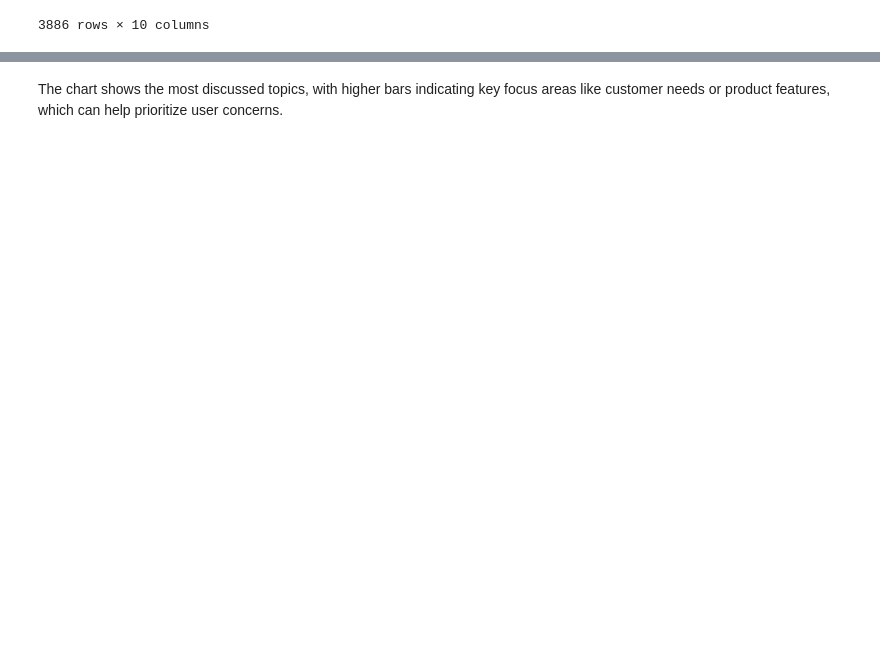
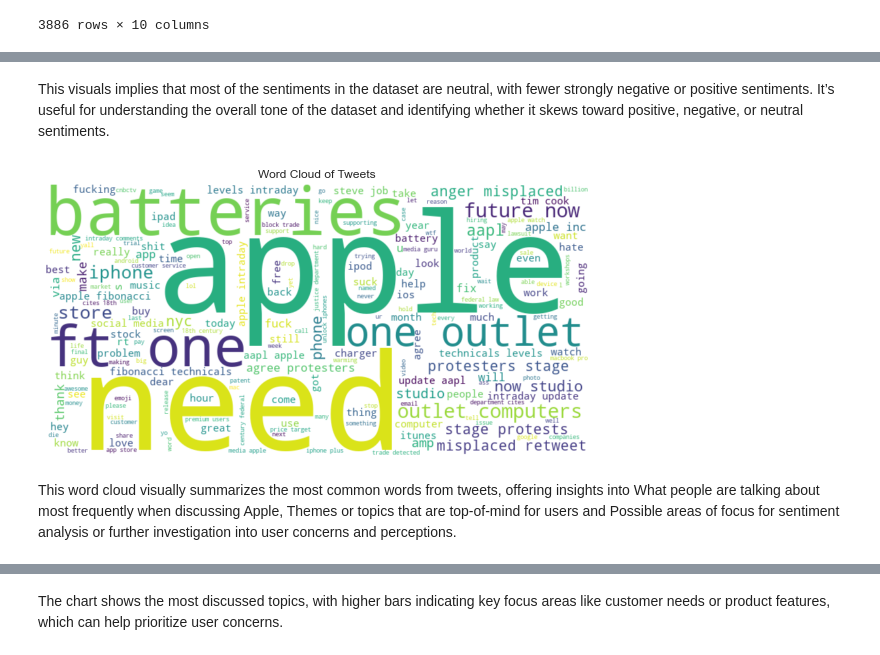
Before and after one commit to Luwate/phase-4-project, a Jupyter notebook: NLP PROJECT.ipynb, the cells around one changed output, grey strips where cells are left out. Saved outputs shown, nothing was run; the diff lists cells and outputs as text; code cells hidden in the pictures; blank space fills up the shorter version.

```diff
--- a/NLP PROJECT.ipynb
+++ b/NLP PROJECT.ipynb
@@ -205,0 +190,22 @@ The negative sentiments have a higher count than the Neutral and Positive sentim
+# %%
+import pandas as pd
+from nltk.sentiment import SentimentIntensityAnalyzer
+import nltk
+
+# Download the VADER lexicon for NLTK
+nltk.download('vader_lexicon')
+
+
+# Initializing SentimentIntensityAnalyzer
+sia = SentimentIntensityAnalyzer()
+
+# Function to compute sentiment using NLTK's SentimentIntensityAnalyzer
+def get_nltk_sentiment(tweet):
+    score = sia.polarity_scores(tweet)
+    return score['compound']  # Returns a value between -1 and 1
+
+# Apply the function to the df_clean
+df_clean['nltk_sentiment'] = df_clean['text'].apply(get_nltk_sentiment)
+
+# Display the DataFrame with sentiment scores
+df_clean
@@ -206,3 +271,24 @@ The negative sentiments have a higher count than the Neutral and Positive sentim
+# %% [markdown]
+This visuals implies that most of the sentiments in the dataset are neutral, with fewer strongly negative or positive sentiments. It’s useful for understanding the overall tone of the dataset and identifying whether it skews toward positive, negative, or neutral sentiments.
+# %%
+from wordcloud import WordCloud
+# Generate Word Cloud
+text = ' '.join(df_clean['text'])  # Combine all text into a single string
+wordcloud = WordCloud(width=800, height=400, background_color='white').generate(text)
+
+# Display the Word Cloud
+plt.figure(figsize=(10, 5))
+plt.imshow(wordcloud, interpolation='bilinear')
+plt.axis('off')  # Turn off axis
+plt.title('Word Cloud of Tweets')
+plt.show()
+# %% [output]
+[figure, added]
+# %% [markdown]
+This word cloud visually summarizes the most common words from tweets, offering insights into
+What people are talking about most frequently when discussing Apple,
+Themes or topics that are top-of-mind for users and
+Possible areas of focus for sentiment analysis or further investigation into user concerns and perceptions.
 # %%
 from sklearn.feature_extraction.text import TfidfVectorizer
 
```
Also changed, not shown: parts of 12 cells of this notebook.
